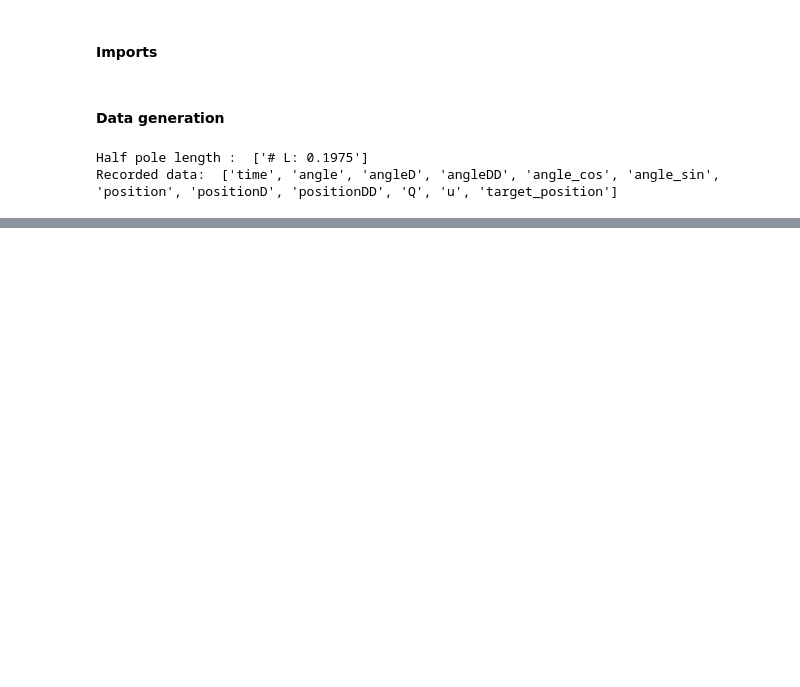
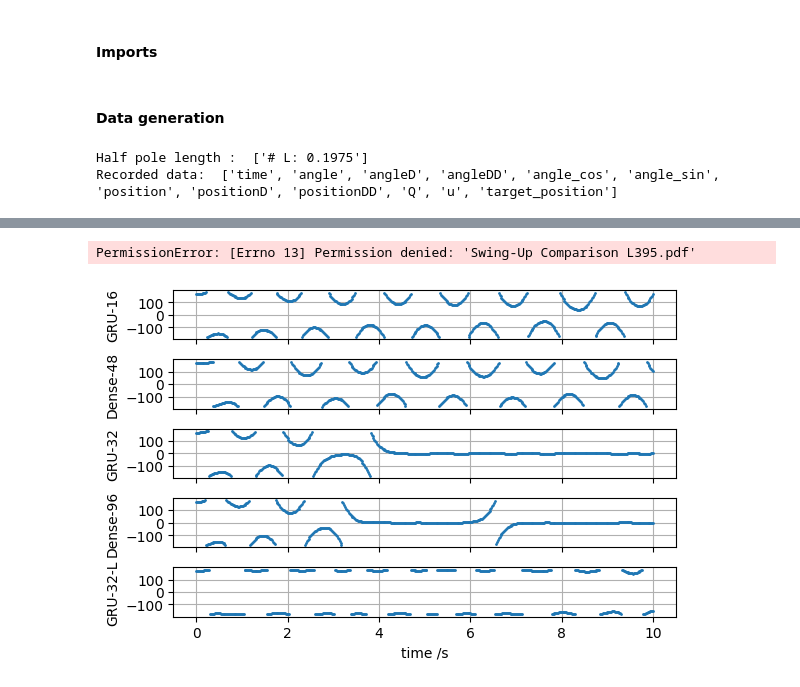
Before and after one commit to SensorsINI/CartPoleSimulation, a Jupyter notebook: Experiment_Recordings/Read_data.ipynb, the cells around one changed output, grey strips where cells are left out. Cells and saved outputs as stored; diff of their text form; code cells hidden in the pictures; blank space fills up the shorter version.

Commit message:
Add DataComparison file

```diff
--- a/Experiment_Recordings/Read_data.ipynb
+++ b/Experiment_Recordings/Read_data.ipynb
@@ -38,0 +36,42 @@ plt.tight_layout()
+# %%
+filename2 = 'Experiment-1.csv'
+filename3 = 'Experiment-2.csv'
+filename4 = 'Experiment-3.csv'
+filename5 = 'Experiment-4.csv'
+
+data2 = np.genfromtxt(filename2, skip_header=28, delimiter=',')
+data3 = np.genfromtxt(filename3, skip_header=28, delimiter=',')
+data4 = np.genfromtxt(filename4, skip_header=28, delimiter=',')
+data5 = np.genfromtxt(filename5, skip_header=28, delimiter=',')
+
+angle2 = data2[:,1]*180/np.pi
+angle3 = data3[:,1]*180/np.pi
+angle4 = data4[:,1]*180/np.pi
+angle5 = data5[:,1]*180/np.pi
+# %%
+fig, (ax1, ax2, ax3, ax4, ax5) = plt.subplots(5, sharex=True, dpi =100)
+ax1.plot(time, angle,'.',markersize=2)
+ax1.set(ylabel='GRU-16')
+ax1.grid(True)
+
+ax2.plot(time, angle2,'.',markersize=2)
+ax2.set(ylabel='Dense-48')
+ax2.grid(True)
+
+ax3.plot(time, angle3,'.',markersize=2)
+ax3.set(ylabel='GRU-32')
+ax3.grid(True)
+
+ax4.plot(time, angle4,'.',markersize=2)
+ax4.set(ylabel='Dense-96')
+ax4.grid(True)
+
+ax5.plot(time, angle5, '.',markersize=2)
+ax5.set(xlabel='time /s', ylabel='GRU-32-L')
+ax5.grid(True)
+
+plt.tight_layout()
+plt.savefig("Swing-Up Comparison L395.pdf")
+# %% [output]
+PermissionError: [Errno 13] Permission denied: 'Swing-Up Comparison L395.pdf'
+[figure, added]
```
Also changed, not shown: parts of 2 cells of this notebook, 5 other files.
